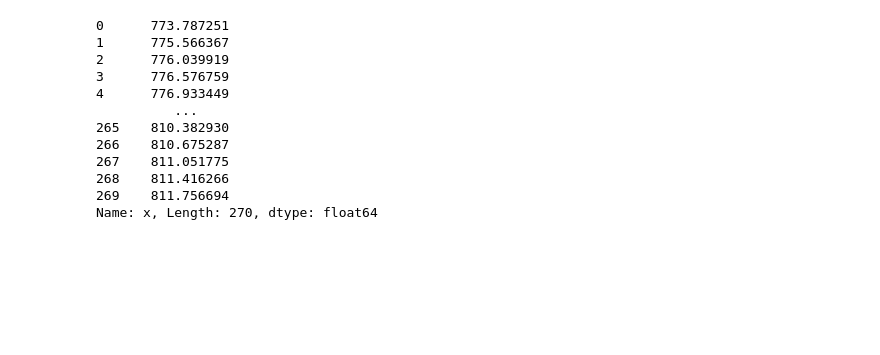
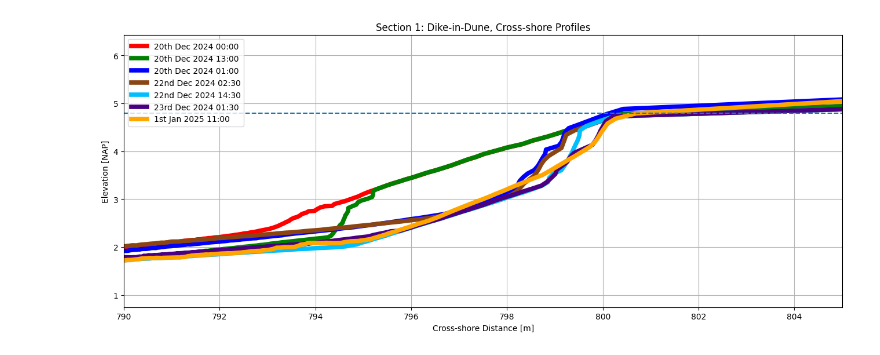
Before and after one commit to Rubenrosman/HybridDune, a Jupyter notebook: Ruben/LiDAR/New_lidar_script_2.ipynb, the cells around one changed output. Saved outputs shown, nothing was run; the diff lists cells and outputs as text; code cells hidden in the pictures; blank space fills up the shorter version.

```diff
--- a/Ruben/LiDAR/New_lidar_script_2.ipynb
+++ b/Ruben/LiDAR/New_lidar_script_2.ipynb
@@ -129,18 +172,3 @@ pcd_file2_3 = r"U:\2024-12-22, Storm 2\Lidars\20241223_LiDAR1\10s interval data\
 df2_1 = transform_lidar(pcd_file2_1, transformation_matrix2)
 df2_2 = transform_lidar(pcd_file2_2, transformation_matrix2)
 df2_3 = transform_lidar(pcd_file2_3, transformation_matrix2)
-# %%
-df2_1['x']
-# %% [output]
-0      773.787251
-1      775.566367
-2      776.039919
-3      776.576759
-4      776.933449
-          ...
-265    810.382930
-266    810.675287
-267    811.051775
-268    811.416266
-269    811.756694
-Name: x, Length: 270, dtype: float64
@@ -147,2 +184,44 @@ Name: x, Length: 270, dtype: float64
+# %%
+# Plot the transformed transects
+plt.figure(figsize=(16, 8))
+
+# Plot each dataframe with chosen colorpack
+colors = ['red', 'green', 'blue', 'saddlebrown', 'deepskyblue', 'indigo', 'orange', 'purple', 'brown']
+
+LW = 5.5
+
+plt.plot(df1_1['x'], df1_1['z'], color=colors[0], linewidth=LW, label='20th Dec 2024 00:00')
+plt.plot(df1_2['x'], df1_2['z'], color=colors[1], linewidth=LW, label='20th Dec 2024 13:00')
+plt.plot(df1_3['x'], df1_3['z'], color=colors[2], linewidth=LW, label='20th Dec 2024 01:00')
+
+plt.plot(df2_1['x'], df2_1['z'], color=colors[3], linewidth=LW, label='22nd Dec 2024 02:30')
+plt.plot(df2_2['x'], df2_2['z'], color=colors[4], linewidth=LW, label='22nd Dec 2024 14:30')
+plt.plot(df2_3['x'], df2_3['z'], color=colors[5], linewidth=LW, label='23rd Dec 2024 01:30')
+
+plt.plot(df3_1['x'], df3_1['z'], color=colors[6], linewidth=LW, label='1st Jan 2025 11:00')
+# plt.plot(df3_2['x'], df3_2['z'], color=colors[7], linewidth=LW, label='1st Jan 2025 23:00')
+# plt.plot(df3_3['x'], df3_3['z'], color=colors[8], linewidth=LW, label='2nd Jan 2025 11:00')
+
+
+
+# Plot line through teen_ns and kruin_ns
+x = [teen_ns[0], kruin_ns[0]]
+y = [teen_ns[2], kruin_ns[2]]
+# plt.plot(x, y, color='grey', linewidth=4.5, label='Concrete Dike')
+
+plt.xlabel('Cross-shore Distance [m]')
+plt.ylabel('Elevation [NAP]')
+plt.title('Section 1: Dike-in-Dune, Cross-shore Profiles')
+plt.grid(True)
+plt.gca().set_aspect('equal', adjustable='box')
+plt.legend(loc='upper left')
+
+plt.axhline(y=4.8, linestyle='--')
+
+plt.xlim(790, 805)
+
+plt.show()
+# %% [output]
+[figure, added]
 # %%
 # Plot the transformed transects
```
Also changed, not shown: parts of 9 cells of this notebook, 3 other files.
